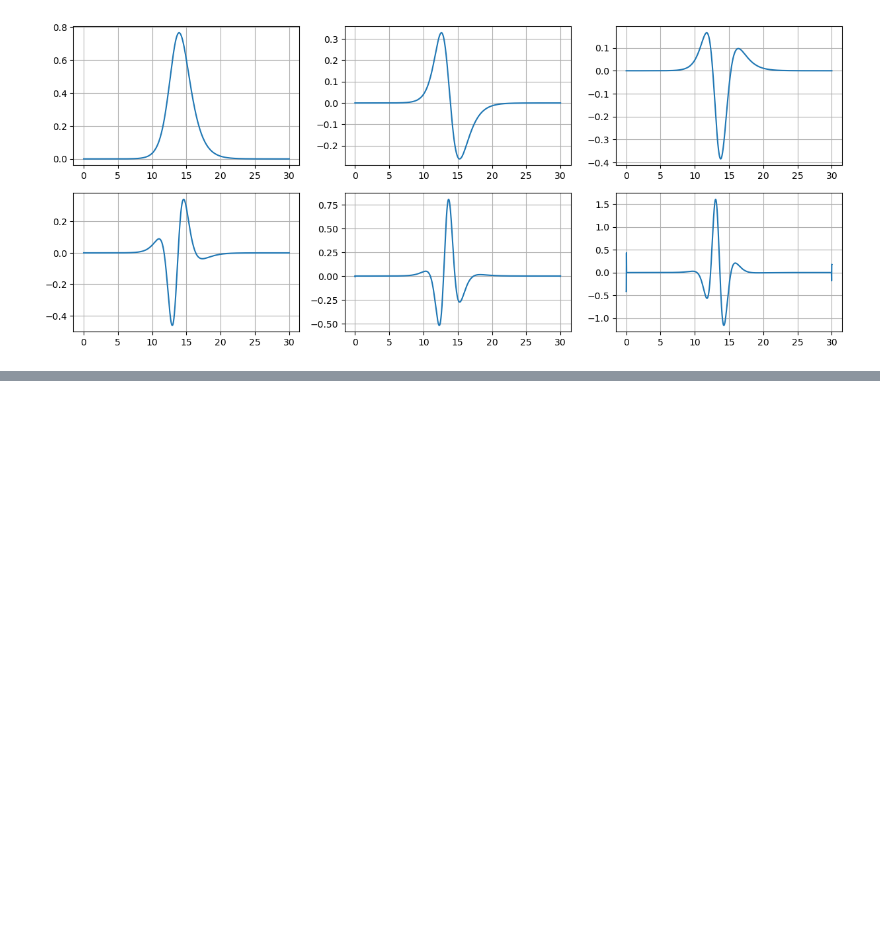
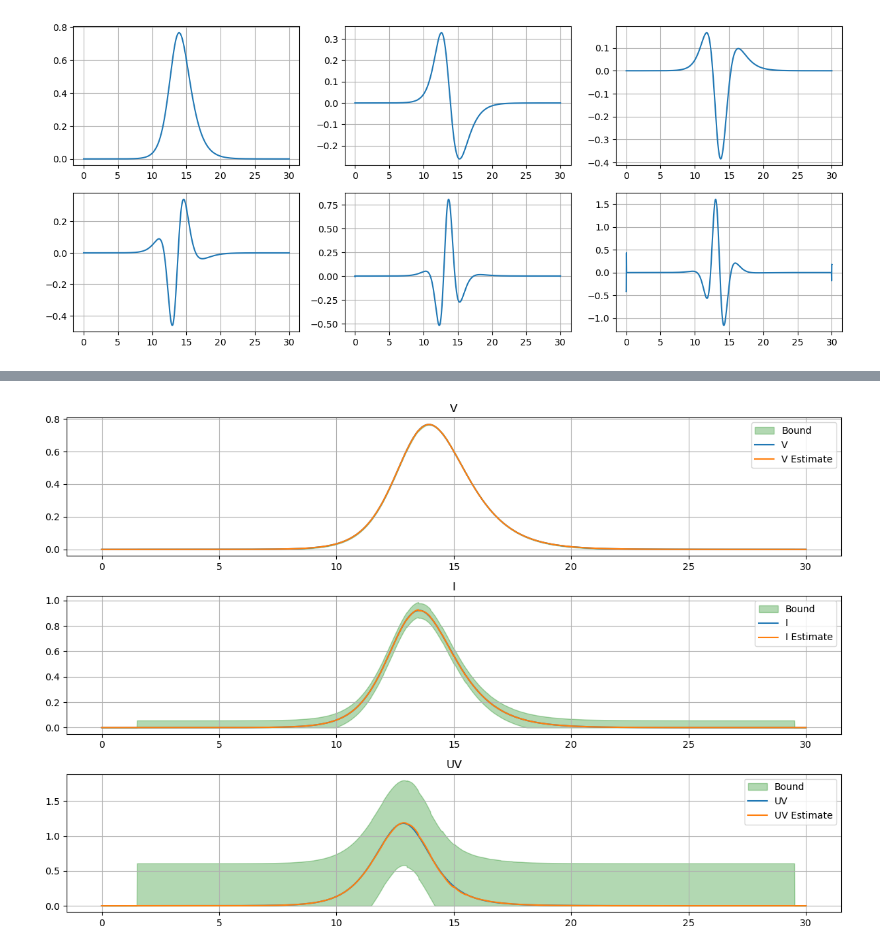
Before and after one commit to rahalnanayakkara/nonlinear_observers, a Jupyter notebook: epidemiology/bounds_notebook.ipynb, the cells around one changed output, grey strips where cells are left out. Saved outputs shown, nothing was run; the diff lists cells and outputs as text; code cells hidden in the pictures; blank space fills up the shorter version.

```diff
--- a/epidemiology/bounds_notebook.ipynb
+++ b/epidemiology/bounds_notebook.ipynb
@@ -108,0 +131,25 @@ plt.show()
+# %%
+states2 = ["V", "I", "UV"]
+
+x2 = uiv_ode.invert_output2(t=0, y_d=y_d)
+x2_hat1 = uiv_ode.invert_output2(t=0, y_d=y_hat1)
+
+x2_bound1 = np.zeros((nderivs, num_integration_steps+1))
+
+x2_bound1[0] = y_bound1[0]
+x2_bound1[1] = (y_bound1[1]+params['c']*y_bound1[0])/params['p']
+x2_bound1[2] = (y_bound1[2] + (params['c']+params['delta'])*y_bound1[1] + params['c']*params['delta']*y_bound1[0]) / (params['p']*params['beta'])
+# %%
+f3 = plt.figure("Transformed State Evolution", figsize=(12,8))
+for i in range(n):
+    ax = f3.add_subplot(n,1,i+1)
+    ax.fill_between(time, np.maximum(0, x2_hat1[i,:]-x2_bound1[i,:]), x2_hat1[i,:]+x2_bound1[i,:], alpha=0.3, color='green', label='Bound')
+    ax.plot(time, x2[i,:], label=states2[i])
+    ax.plot(time, x2_hat1[i,:], label=states2[i]+" Estimate")
+    ax.set_title(states2[i])
+    ax.grid()
+    ax.legend()
+# f3.suptitle(f"beta = {params['beta']}, p={params['p']}, delay={delay}")
+f3.tight_layout()
+# %% [output]
+[figure, added]
```
Also changed, not shown: parts of 7 cells of this notebook, 2 other files.
